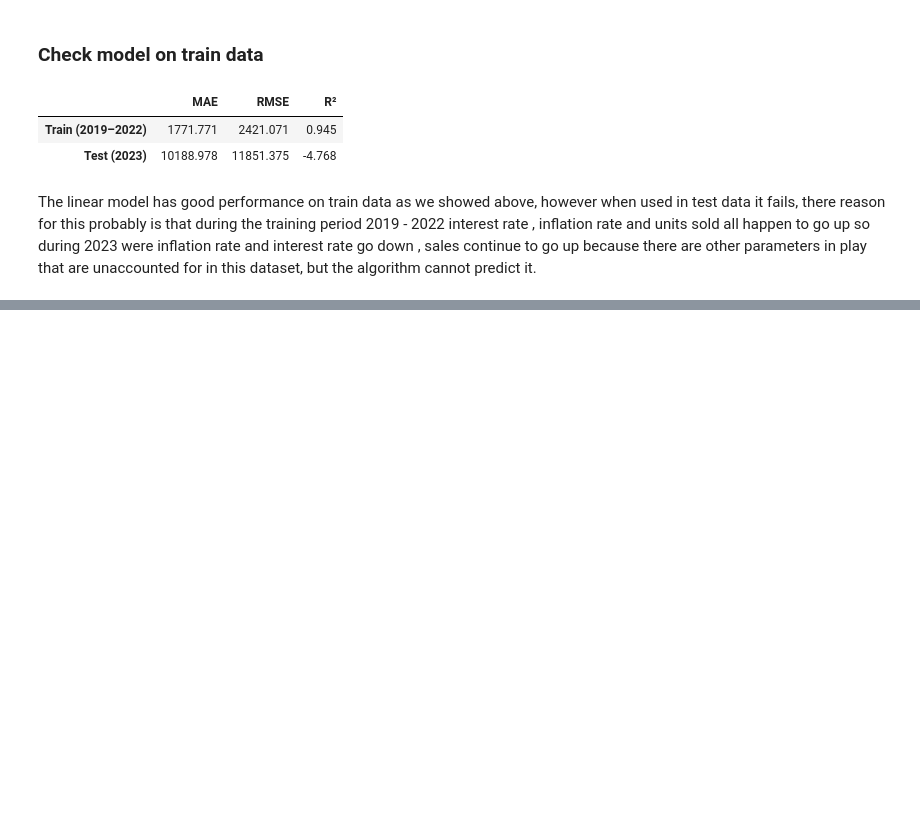
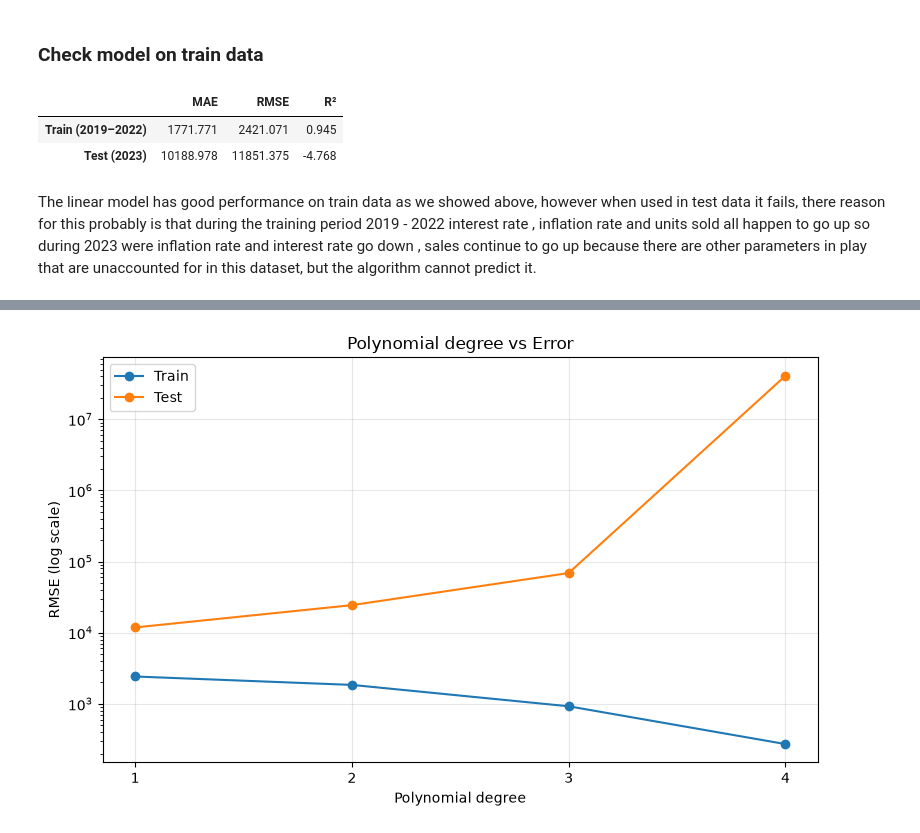
Before and after one commit to dimitristsitouras/DS-Fundamentals, a Jupyter notebook: week7/midterm_project.ipynb, the cells around one changed output, grey strips where cells are left out. Saved outputs shown, nothing was run; the diff lists cells and outputs as text; code cells hidden in the pictures; blank space fills up the shorter version.

Commit message:
add Polynomial Regression

```diff
--- a/week7/midterm_project.ipynb
+++ b/week7/midterm_project.ipynb
@@ -441,0 +454,21 @@ The linear model has good performance on train data as we showed above, however
+# %%
+from sklearn.preprocessing import PolynomialFeatures, StandardScaler
+from sklearn.pipeline import make_pipeline
+
+rows = []
+for degree in [1, 2, 3, 4]:
+    poly = make_pipeline(
+        StandardScaler(),
+        PolynomialFeatures(degree, include_bias=False),
+        LinearRegression()
+    )
+    poly.fit(X_train, y_train)
+
+    tr = evaluate(y_train, poly.predict(X_train))
+    te = evaluate(y_test,  poly.predict(X_test))
+    rows.append({'Degree': degree,
+                 'Train RMSE': tr['RMSE'], 'Test RMSE': te['RMSE'],
+                 'Train R²': tr['R²'],     'Test R²': te['R²']})
+
+poly_results = pd.DataFrame(rows).set_index('Degree')
+poly_results.round(3)
@@ -441,0 +482,15 @@ The linear model has good performance on train data as we showed above, however
+# %%
+fig, ax = plt.subplots(figsize=(8, 5))
+ax.plot(poly_results.index, poly_results['Train RMSE'], marker='o', label='Train')
+ax.plot(poly_results.index, poly_results['Test RMSE'],  marker='o', label='Test')
+ax.set_yscale('log')
+ax.set_xticks(poly_results.index)
+ax.set_xlabel('Polynomial degree')
+ax.set_ylabel('RMSE (log scale)')
+ax.set_title('Polynomial degree vs Error')
+ax.legend()
+ax.grid(alpha=0.3)
+plt.tight_layout()
+plt.show()
+# %% [output]
+[figure, added]
```
Also changed, not shown: parts of 6 cells of this notebook.
